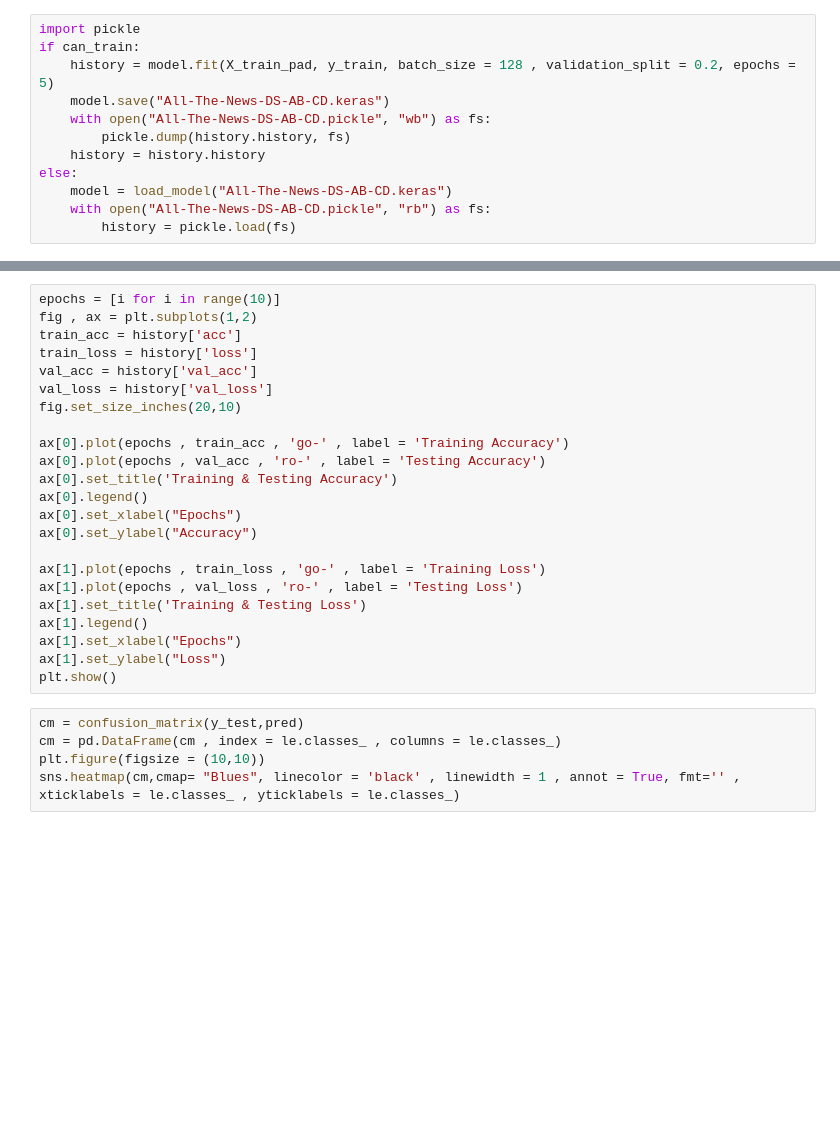
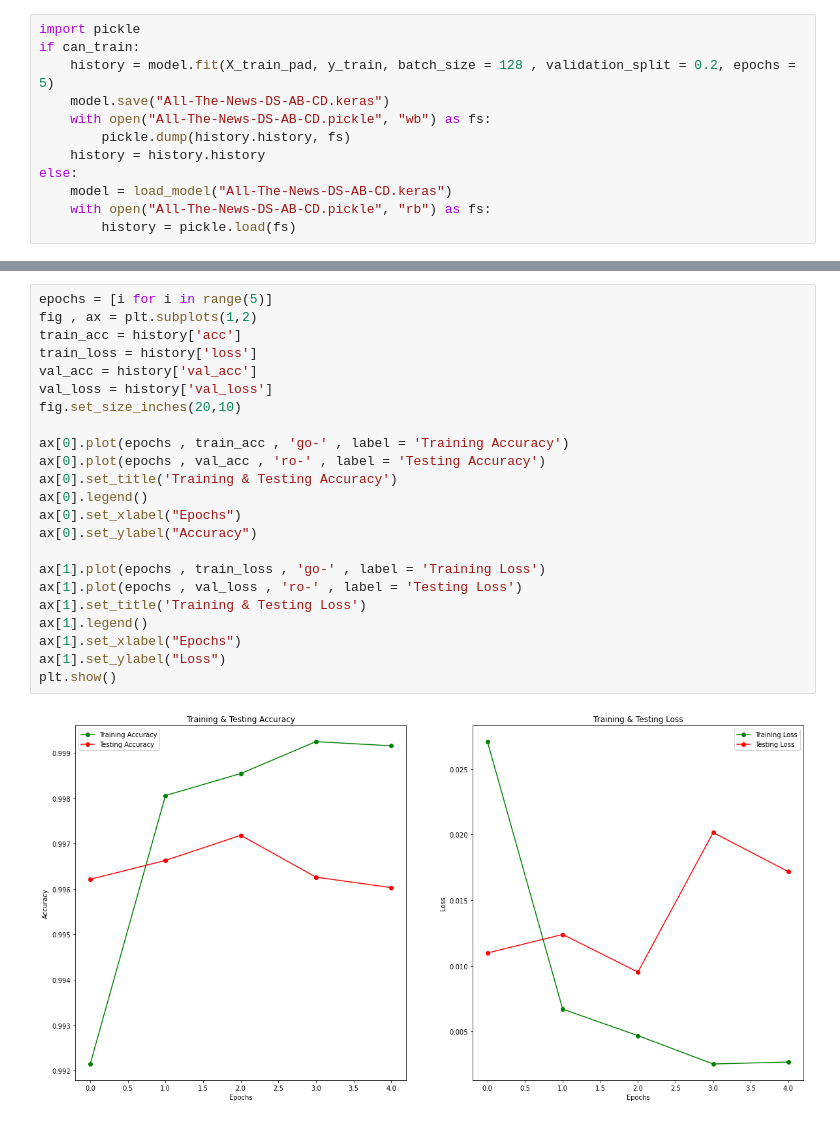
Before and after one commit to Jaydeep-P/Author_identity, a Jupyter notebook: All-The-News-DS-AB-CD.ipynb, the cells around one changed output, grey strips where cells are left out. Cells and saved outputs as stored; diff of their text form; blank space fills up the shorter version.

```diff
--- a/All-The-News-DS-AB-CD.ipynb
+++ b/All-The-News-DS-AB-CD.ipynb
@@ -301,28 +299,25 @@ Make sure all arrays contain the same number of samples.
 # %%
-epochs = [i for i in range(10)]
+epochs = [i for i in range(5)]
 fig , ax = plt.subplots(1,2)
 train_acc = history['acc']
 train_loss = history['loss']
 val_acc = history['val_acc']
 val_loss = history['val_loss']
 fig.set_size_inches(20,10)
 
 ax[0].plot(epochs , train_acc , 'go-' , label = 'Training Accuracy')
 ax[0].plot(epochs , val_acc , 'ro-' , label = 'Testing Accuracy')
 ax[0].set_title('Training & Testing Accuracy')
 ax[0].legend()
 ax[0].set_xlabel("Epochs")
 ax[0].set_ylabel("Accuracy")
 
 ax[1].plot(epochs , train_loss , 'go-' , label = 'Training Loss')
 ax[1].plot(epochs , val_loss , 'ro-' , label = 'Testing Loss')
 ax[1].set_title('Training & Testing Loss')
 ax[1].legend()
 ax[1].set_xlabel("Epochs")
 ax[1].set_ylabel("Loss")
 plt.show()
+# %% [output]
+[figure, added]
-# %%
-cm = confusion_matrix(y_test,pred)
-cm = pd.DataFrame(cm , index = le.classes_ , columns = le.classes_)
-plt.figure(figsize = (10,10))
-sns.heatmap(cm,cmap= "Blues", linecolor = 'black' , linewidth = 1 , annot = True, fmt='' , xticklabels = le.classes_ , yticklabels = le.classes_)
```
Also changed, not shown: parts of 1 cell of this notebook, 1 other file.
